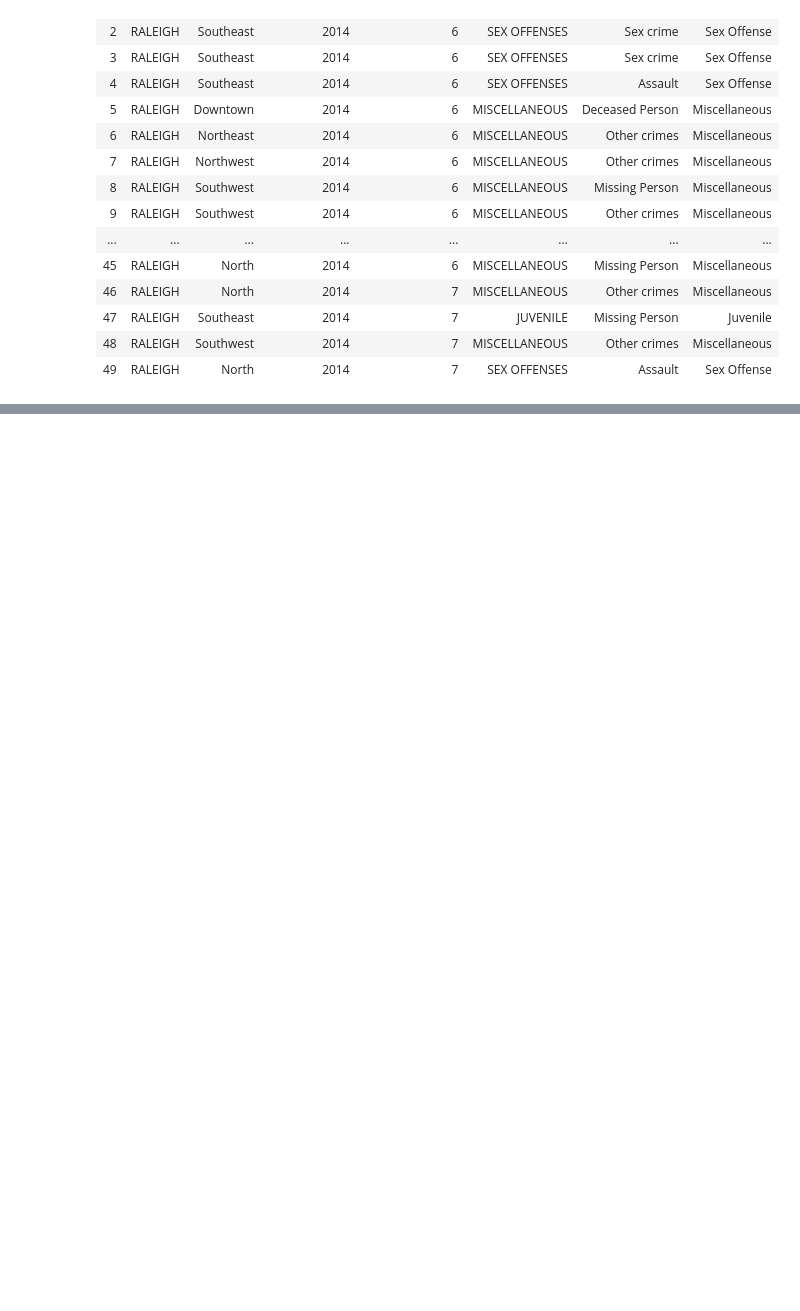
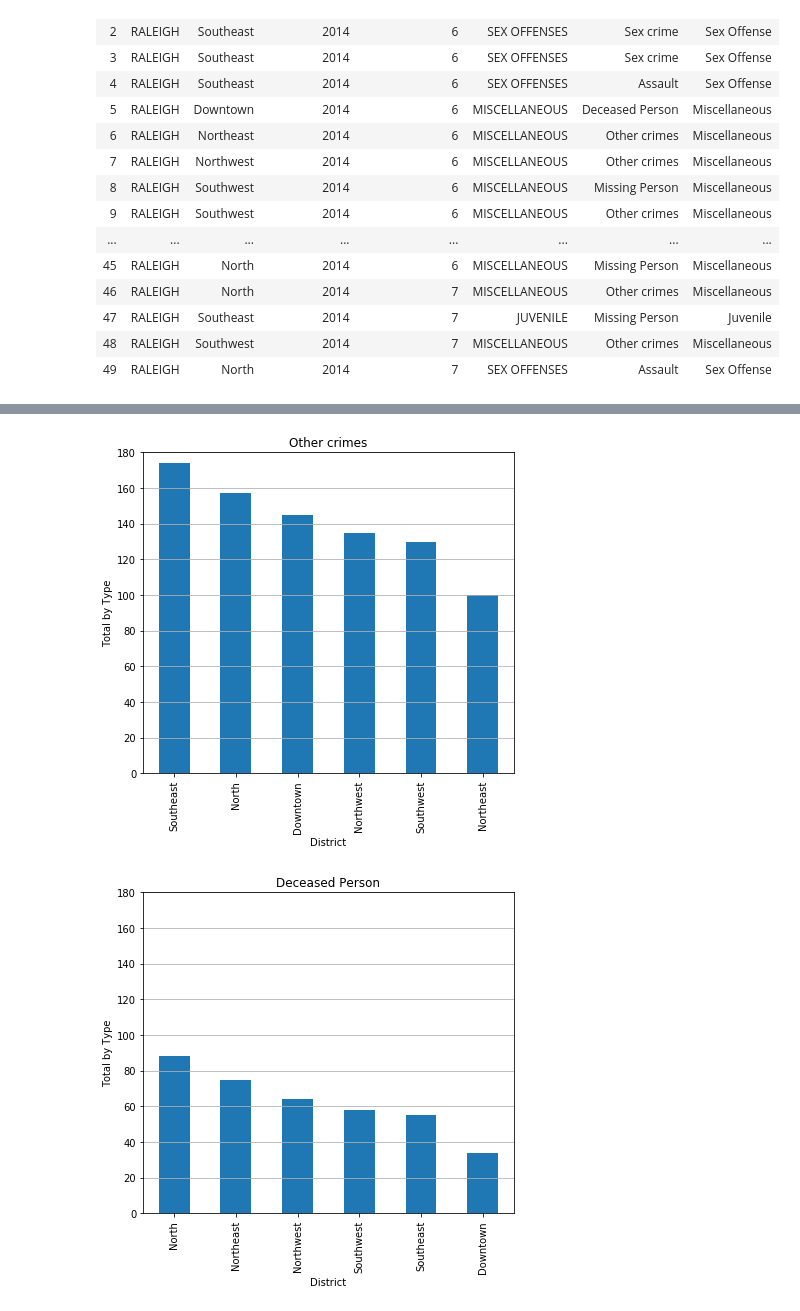
Before and after one commit to apspatz/team2project1, a Jupyter notebook: Crime Data/ODRaleigh.ipynb, the cells around one changed output, grey strips where cells are left out. Drawn from its saved outputs; the diff is of its cells as text; code cells hidden in the pictures; blank space fills up the shorter version.

```diff
--- a/Crime Data/ODRaleigh.ipynb
+++ b/Crime Data/ODRaleigh.ipynb
@@ -182,5 +183,8 @@ crimes_pd.head(50)
 | 49 | RALEIGH | North | 2014 | 7 | SEX OFFENSES | Assault | Sex Offense |
 # %%
 #Grouping data by district
+crimes_copy = crimes_pd.copy()
 crimes_grouped_by_district = crimes_pd.groupby('district')
+total_crimes_district = crimes_grouped_by_district['description'].count()
 crime_by_district = crimes_grouped_by_district['description'].value_counts()
+print(crime_by_district)
@@ -194,5 +237,8 @@ district_pd = pd.DataFrame(crime_by_district)
 district_pd = district_pd.rename(columns={'description':'count'})
 
 type_pd = pd.DataFrame(crime_by_type)
-type_pd = district_pd.rename(columns={'description':'count'})
+type_pd = type_pd.rename(columns={'district':'count'})
+
+print(district_pd)
+print(type_pd)
 # %% [output]
@@ -220,0 +292,21 @@ type_pd.to_csv("crime_type.csv")
+# %%
+#Graphing by type
+i = 0
+types = crimes_pd['description'].unique()
+for crimetype in types:
+    try:
+        typedata = type_pd.loc[crimetype]
+        type_graph = typedata.plot(kind = 'bar', legend = False, figsize = (6,6))
+        plt.xlabel('District')
+        plt.ylabel('Total by Type')
+        plt.title(crimetype)
+        plt.grid(which='major',axis='y')
+        plt.ylim(0,180)
+        plt.tight_layout()
+        plt.savefig(f"Crime_Graphs/typegraph{i}.png")
+        i += 1
+    except:
+        print("no graph")
+# %% [output]
+[figure, added]
+[figure, added]
```
Also changed, not shown: parts of 7 cells of this notebook, 13 other files.
